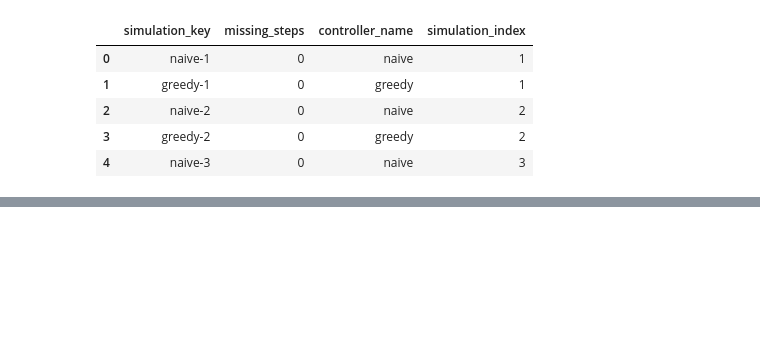
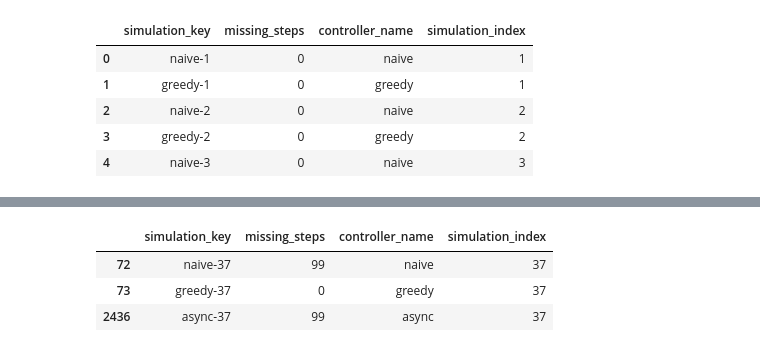
Before and after one commit to rasvob/robot-simulator, a Jupyter notebook: OptimizersSimulationSummary/simulations_summary.ipynb, the cells around one changed output, grey strips where cells are left out. Cells and saved outputs as stored; diff of their text form; code cells hidden in the pictures; blank space fills up the shorter version.

```diff
--- a/OptimizersSimulationSummary/simulations_summary.ipynb
+++ b/OptimizersSimulationSummary/simulations_summary.ipynb
@@ -35,0 +49,7 @@ px.box(df, y='missing_steps', color='controller_name')
+# %%
+df[(df.simulation_index==37)]
+# %% [output]
+|  | simulation_key | missing_steps | controller_name | simulation_index |
+| 72 | naive-37 | 99 | naive | 37 |
+| 73 | greedy-37 | 0 | greedy | 37 |
+| 2436 | async-37 | 99 | async | 37 |
```
Also changed, not shown: parts of 3 cells of this notebook, 6 other files.
